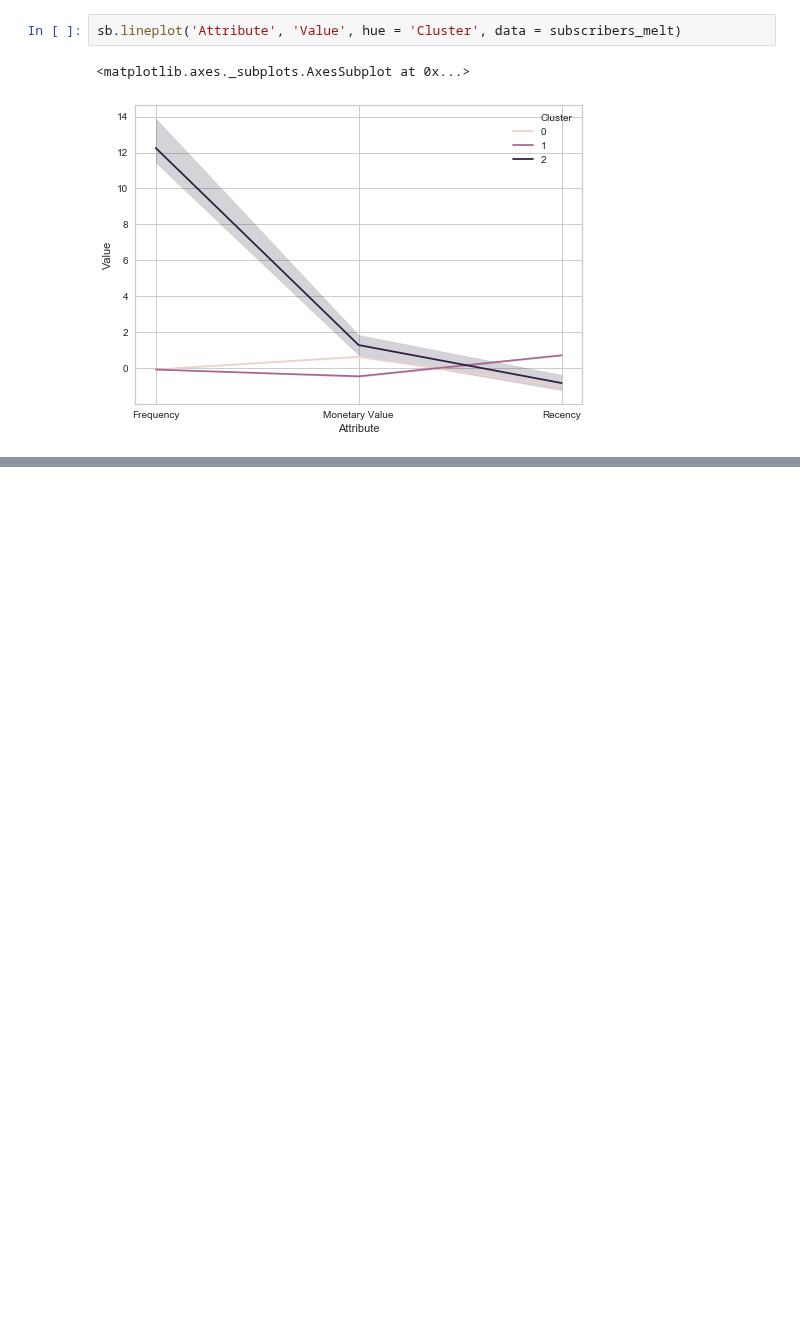
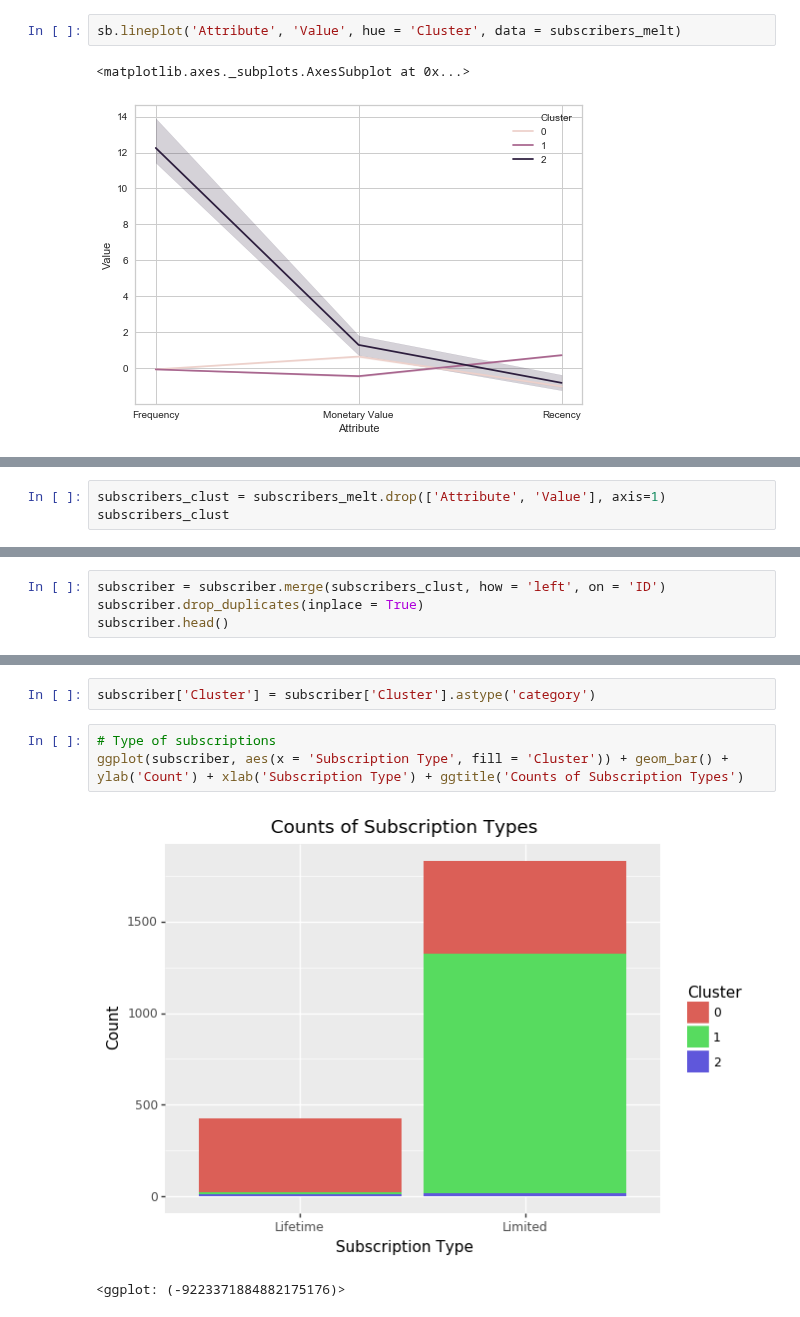
Before and after one commit to jgonz100/MGSC410-Final, a Jupyter notebook: eda.ipynb, the cells around one changed output, grey strips where cells are left out. Cells and saved outputs as stored; diff of their text form; blank space fills up the shorter version.

```diff
--- a/eda.ipynb
+++ b/eda.ipynb
@@ -427,0 +432,3 @@ sb.lineplot('Attribute', 'Value', hue = 'Cluster', data = subscribers_melt)
+# %%
+subscribers_clust = subscribers_melt.drop(['Attribute', 'Value'], axis=1)
+subscribers_clust
@@ -427,0 +449,4 @@ sb.lineplot('Attribute', 'Value', hue = 'Cluster', data = subscribers_melt)
+# %%
+subscriber = subscriber.merge(subscribers_clust, how = 'left', on = 'ID')
+subscriber.drop_duplicates(inplace = True)
+subscriber.head()
@@ -427,0 +461,8 @@ sb.lineplot('Attribute', 'Value', hue = 'Cluster', data = subscribers_melt)
+# %%
+subscriber['Cluster'] = subscriber['Cluster'].astype('category')
+# %%
+# Type of subscriptions
+ggplot(subscriber, aes(x = 'Subscription Type', fill = 'Cluster')) + geom_bar() + ylab('Count') + xlab('Subscription Type') + ggtitle('Counts of Subscription Types')
+# %% [output]
+[figure, added]
+<ggplot: (-9223371884882175176)>
```
Also changed, not shown: parts of 24 cells of this notebook.
